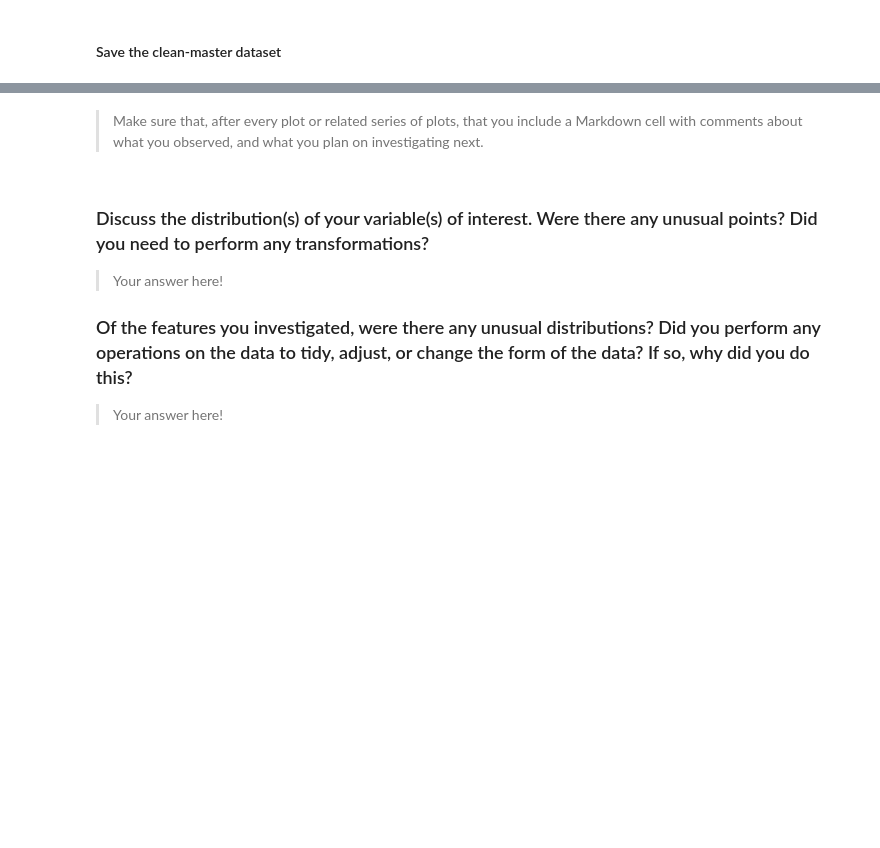
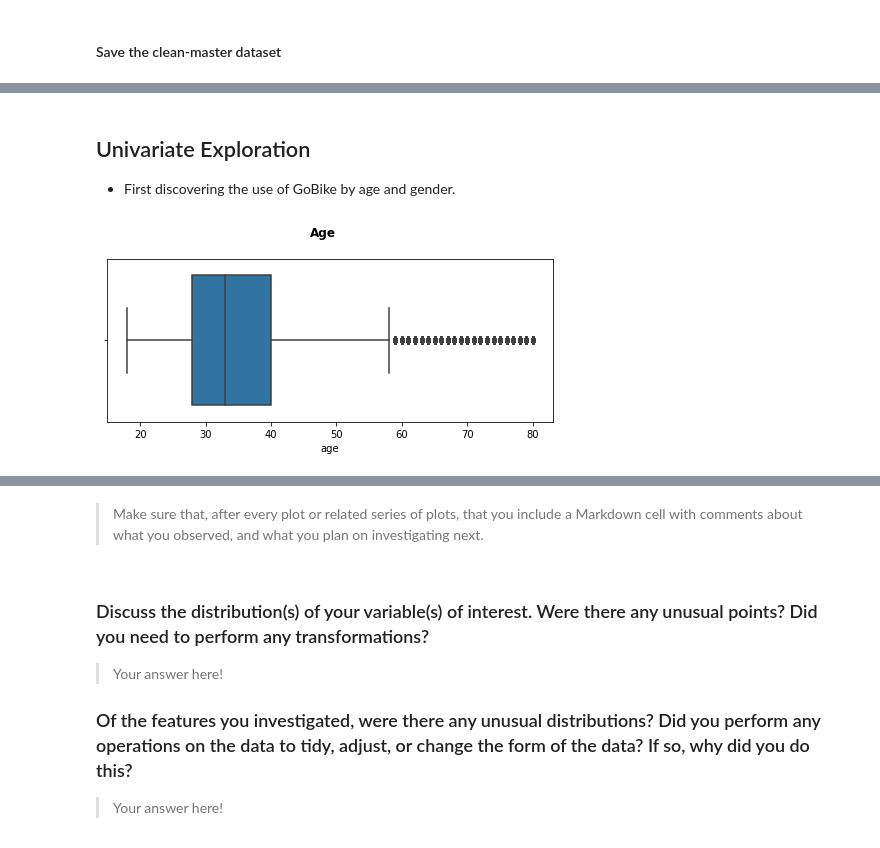
Before and after one commit to apozuelog/Data-visualization-project, a Jupyter notebook: exploration.ipynb, the cells around one changed output, grey strips where cells are left out. Cells and saved outputs as stored; diff of their text form; code cells hidden in the pictures; blank space fills up the shorter version.

```diff
--- a/exploration.ipynb
+++ b/exploration.ipynb
@@ -273,0 +270,10 @@ and prepare yourself to look at relationships between variables.
+# %% [markdown]
+## Univariate Exploration<a id='uni'></a>
+- First discovering the use of GoBike by age and gender.
+# %%
+plt.figure(figsize = [8, 3])
+sns.boxplot(data=df_clean, x='age', color=sns.color_palette()[0]);
+
+plt.suptitle('Age', y=1.03, fontsize=12, fontweight='semibold');
+# %% [output]
+[figure, added]
```
Also changed, not shown: parts of 14 cells of this notebook.
